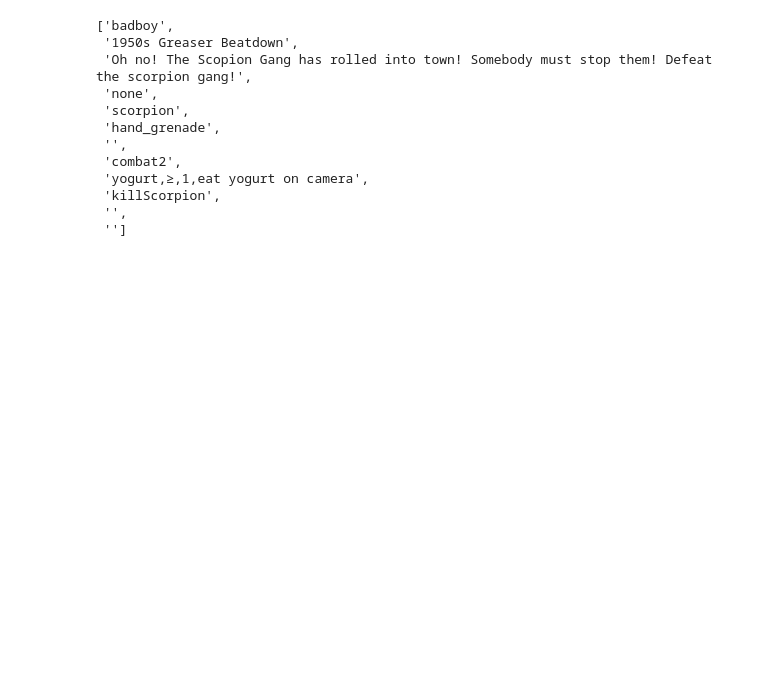
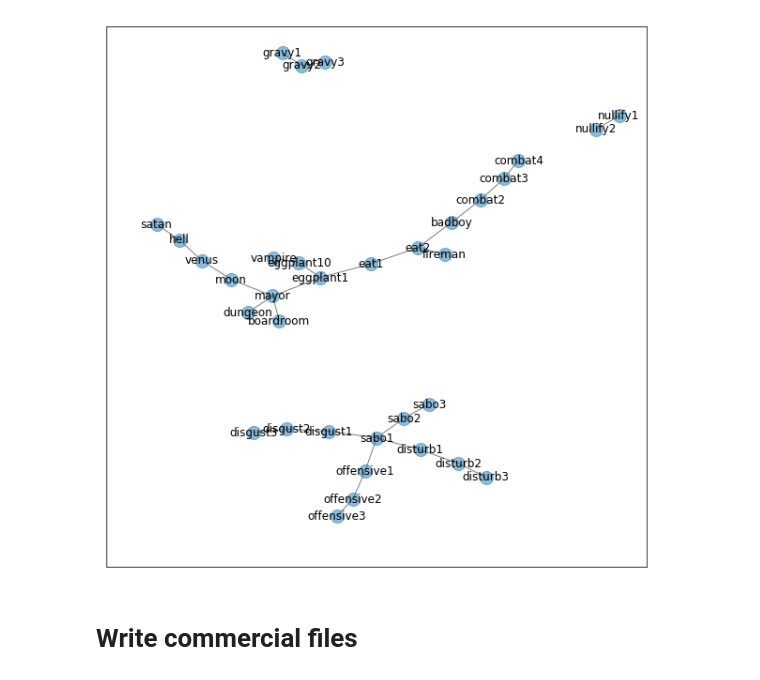
Before and after one commit to scrudgey/yogurt_tools, a Jupyter notebook: commercials.ipynb, the cells around one changed output. Saved outputs shown, nothing was run; the diff lists cells and outputs as text; code cells hidden in the pictures; blank space fills up the shorter version.

Commit message:
working commercial exporter

```diff
--- a/commercials.ipynb
+++ b/commercials.ipynb
@@ -10,23 +12,56 @@ client_id.json                    yc3-commercial-6220ab614961.json
 scope = ['https://spreadsheets.google.com/feeds']
 credentials = ServiceAccountCredentials.from_json_keyfile_name('./yc3-commercial-6220ab614961.json', scope)
 gc = gspread.authorize(credentials)
+# %%
+class Commercial():
+    def __init__(self, data):
+        self.filename = data[0]
+        self.title = data[1]
+        self.desc = data[2]
+        self.cutscene = data[3]
+        self.email = data[4]
+        self.item = data[5]
+        self.unlocks = data[6].split(',')
+        self.objectives = data[7:]
+    def __repr__(self):
+        return str(self.__dict__)
 # %%
 spreadsheet_key = '1p0WMa-LLN164xUQTn4xs-afb8hIec7Z766e8a6Fpb-M'
 book = gc.open_by_key(spreadsheet_key)
 worksheet = book.worksheet("Sheet1")
 table = worksheet.get_all_values()
-# %%
-table[1]
-# %% [output]
-['badboy',
- '1950s Greaser Beatdown',
- 'Oh no! The Scopion Gang has rolled into town! Somebody must stop them! Defeat the scorpion gang!',
- 'none',
- 'scorpion',
- 'hand_grenade',
- '',
- 'combat2',
- 'yogurt,≥,1,eat yogurt on camera',
- 'killScorpion',
- '',
- '']
+# %%
+commercials = [Commercial(x) for x in table[1:]]
+
+G = nx.Graph()
+
+G.add_nodes_from([c.filename for c in commercials])
+
+for commercial in commercials:
+    if commercial.unlocks == ['']: continue
+    for unlock in commercial.unlocks:
+        G.add_edge(commercial.filename, unlock)
+# %%
+fig = plt.figure(figsize=(10, 10))
+ax = fig.add_axes([0.2, 0.2, 0.8, 0.8])
+
+pos = nx.networkx.spring_layout(G)
+
+nx.draw_networkx_nodes(G, pos, ax=ax,
+                       alpha=0.5, node_size=200)
+
+nx.draw_networkx_edges(G, pos, width=1, alpha=0.5, ax=ax)
+nx.draw_networkx_labels(G, pos, {c.filename:c.filename for c in commercials}, ax=ax)
+
+ax.set_xticks([])
+ax.set_yticks([])
+xlim = ax.get_xlim()
+ylim = ax.get_ylim()
+ax.set_xlim([xlim[0] * 1.1, xlim[1]])
+ax.set_ylim([ylim[0] * 1.1, ylim[1]])
+
+plt.show(fig)
+# %% [output]
+[figure, added]
+# %% [markdown]
+# Write commercial files
```
Also changed, not shown: parts of 7 cells of this notebook.
